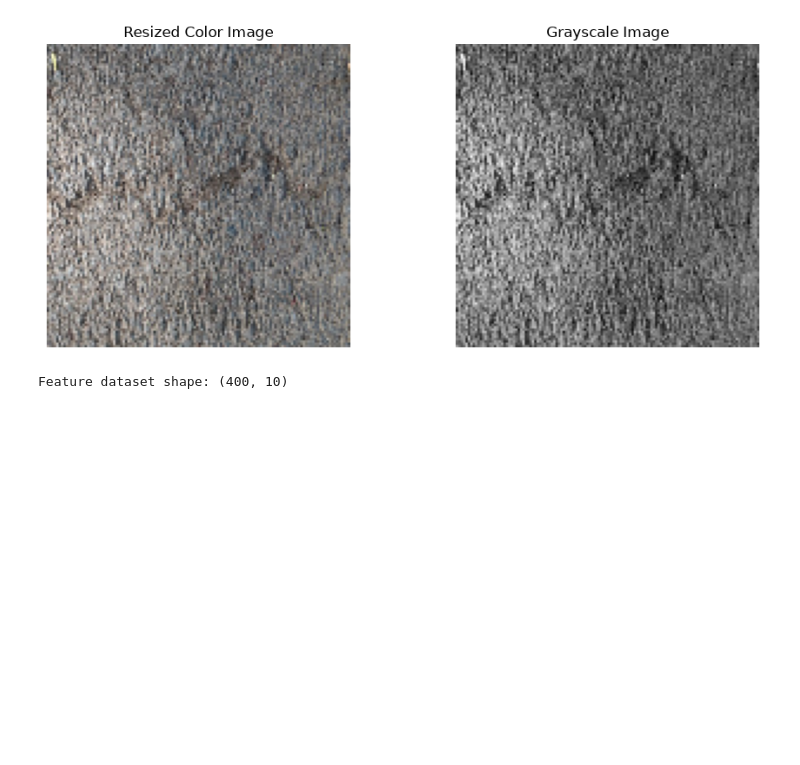
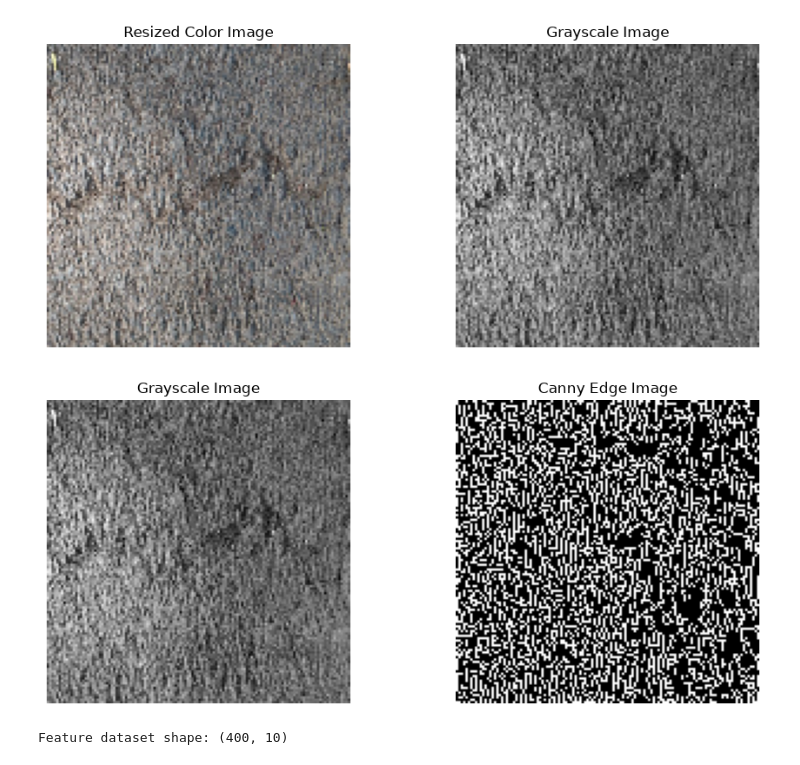
Before and after one commit to ameya-06/202618047_Ameya-Trivedi_DS605, a Jupyter notebook: 202618047_DS605_Lab06/202618047_DS605_lab06.ipynb, the cells around one changed output. Cells and saved outputs as stored; diff of their text form; code cells hidden in the pictures; blank space fills up the shorter version.

```diff
--- a/202618047_DS605_Lab06/202618047_DS605_lab06.ipynb
+++ b/202618047_DS605_Lab06/202618047_DS605_lab06.ipynb
@@ -112,3 +115,34 @@ Grayscale dimensions: (128, 128)
+# %%
+import cv2
+import matplotlib.pyplot as plt
+
+sample_path = next(
+    p for p in cracks_dir.iterdir()
+    if p.suffix.lower() in [".jpg", ".jpeg", ".png"]
+)
+
+sample_image = cv2.imread(str(sample_path))
+sample_gray = cv2.cvtColor(sample_image, cv2.COLOR_BGR2GRAY)
+sample_gray = cv2.resize(sample_gray, (128, 128))
+
+edges = cv2.Canny(sample_gray, 100, 200)
+
+plt.figure(figsize=(10, 4))
+
+plt.subplot(1, 2, 1)
+plt.imshow(sample_gray, cmap="gray")
+plt.title("Grayscale Image")
+plt.axis("off")
+
+plt.subplot(1, 2, 2)
+plt.imshow(edges, cmap="gray")
+plt.title("Canny Edge Image")
+plt.axis("off")
+
+plt.tight_layout()
+plt.show()
+# %% [output]
+[figure, added]
 # %%
 def extract_features(image_path):
     image = cv2.imread(str(image_path), cv2.IMREAD_GRAYSCALE)
```
Also changed, not shown: parts of 1 cell of this notebook.
